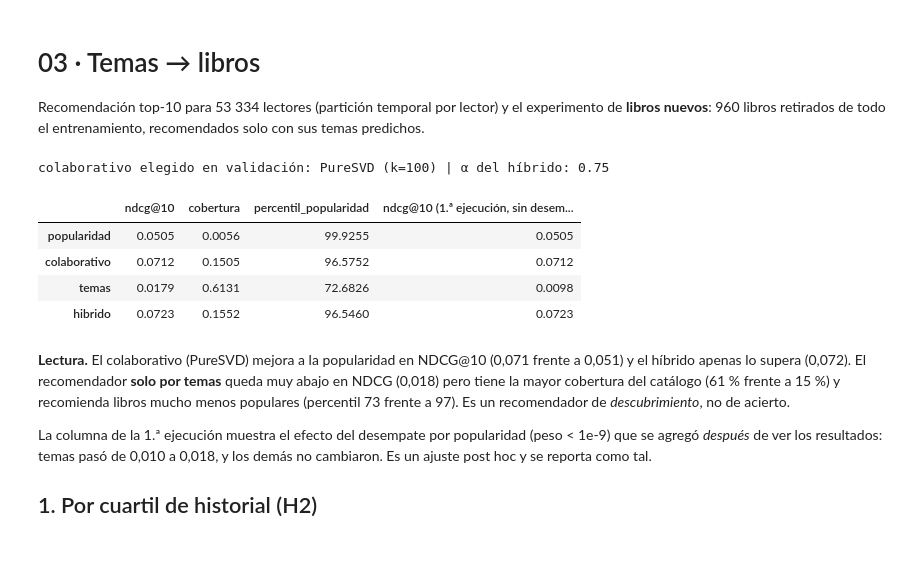
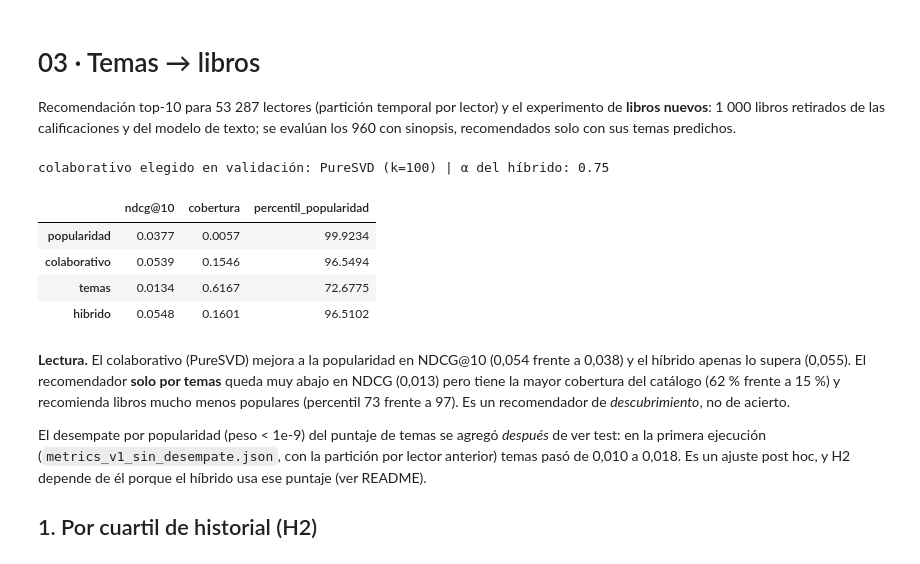
Before and after one commit to serandmoncas/especializacion-ia, a Jupyter notebook: 01-semestre-1/proyecto-integrador-s1/notebooks/03-recomendacion-y-libros-nuevos.ipynb, the cells around one changed output. Cells and saved outputs as stored; diff of their text form; code cells hidden in the pictures.

```diff
--- a/01-semestre-1/proyecto-integrador-s1/notebooks/03-recomendacion-y-libros-nuevos.ipynb
+++ b/01-semestre-1/proyecto-integrador-s1/notebooks/03-recomendacion-y-libros-nuevos.ipynb
@@ -1,48 +1,48 @@
 # %% [markdown]
 # 03 · Temas → libros
 
-Recomendación top-10 para 53 334 lectores (partición temporal por lector) y el experimento de **libros
-nuevos**: 960 libros retirados de todo el entrenamiento, recomendados solo con sus temas predichos.
+Recomendación top-10 para 53 287 lectores (partición temporal por lector) y el experimento de **libros
+nuevos**: 1 000 libros retirados de las calificaciones y del modelo de texto; se evalúan los 960 con
+sinopsis, recomendados solo con sus temas predichos.
 # %%
 import json
 import sys
 
 import pandas as pd
 from book_topics import MODULE
 
 from common import data_dir, setup_style
 
 setup_style()
 d = data_dir(MODULE)
 P = d.parent
 report = json.loads((P / "resultados" / "metrics.json").read_text())
 b = report["parte_b"]
-v1 = json.loads((P / "resultados" / "metrics_v1_sin_desempate.json").read_text())["parte_b"]
 print(
     "colaborativo elegido en validación:",
     b["colaborativo_elegido"],
     "| α del híbrido:",
     b["alpha_hibrido"],
 )
 tab = pd.DataFrame(b["modelos"]).T
-tab["ndcg@10 (1.ª ejecución, sin desempate)"] = pd.DataFrame(v1["modelos"]).T["ndcg@10"]
 tab.round(4)
 # %% [output]
 colaborativo elegido en validación: PureSVD (k=100) | α del híbrido: 0.75
-|  | ndcg@10 | cobertura | percentil_popularidad | ndcg@10 (1.ª ejecución, sin desem... |
-| popularidad | 0.0505 | 0.0056 | 99.9255 | 0.0505 |
-| colaborativo | 0.0712 | 0.1505 | 96.5752 | 0.0712 |
-| temas | 0.0179 | 0.6131 | 72.6826 | 0.0098 |
-| hibrido | 0.0723 | 0.1552 | 96.5460 | 0.0723 |
+|  | ndcg@10 | cobertura | percentil_popularidad |
+| popularidad | 0.0377 | 0.0057 | 99.9234 |
+| colaborativo | 0.0539 | 0.1546 | 96.5494 |
+| temas | 0.0134 | 0.6167 | 72.6775 |
+| hibrido | 0.0548 | 0.1601 | 96.5102 |
 # %% [markdown]
-**Lectura.** El colaborativo (PureSVD) mejora a la popularidad en NDCG@10 (0,071 frente a 0,051) y
-el híbrido apenas lo supera (0,072). El recomendador **solo por temas** queda muy abajo en NDCG (0,018)
-pero tiene la mayor cobertura del catálogo (61 % frente a 15 %) y recomienda libros mucho menos
+**Lectura.** El colaborativo (PureSVD) mejora a la popularidad en NDCG@10 (0,054 frente a 0,038) y
+el híbrido apenas lo supera (0,055). El recomendador **solo por temas** queda muy abajo en NDCG (0,013)
+pero tiene la mayor cobertura del catálogo (62 % frente a 15 %) y recomienda libros mucho menos
 populares (percentil 73 frente a 97). Es un recomendador de *descubrimiento*, no de acierto.
 
-La columna de la 1.ª ejecución muestra el efecto del desempate por popularidad (peso < 1e-9) que se
-agregó *después* de ver los resultados: temas pasó de 0,010 a 0,018, y los demás no cambiaron. Es un
-ajuste post hoc y se reporta como tal.
+El desempate por popularidad (peso < 1e-9) del puntaje de temas se agregó *después* de ver test: en
+la primera ejecución (`metrics_v1_sin_desempate.json`, con la partición por lector anterior) temas pasó
+de 0,010 a 0,018. Es un ajuste post hoc, y H2 depende de él porque el híbrido usa ese puntaje (ver
+README).
 
 ## 1. Por cuartil de historial (H2)
 # %%
```
Also changed, not shown: parts of 5 cells of this notebook, 4 other files.
